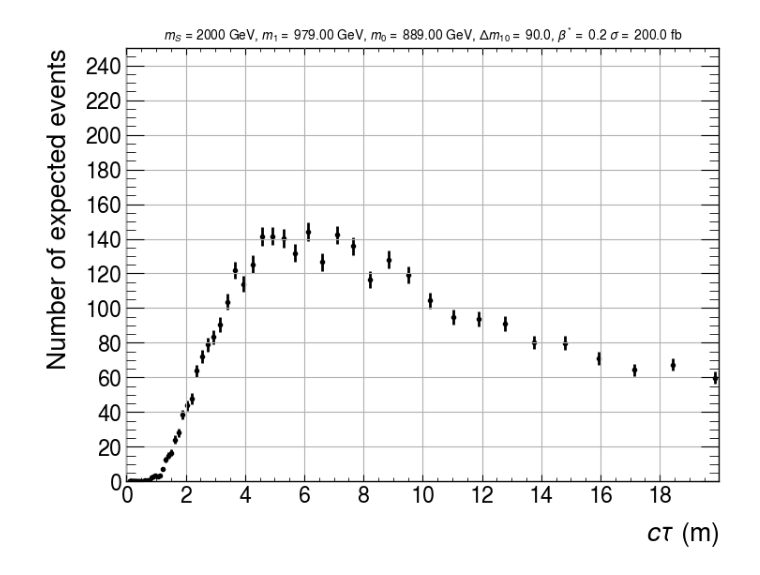
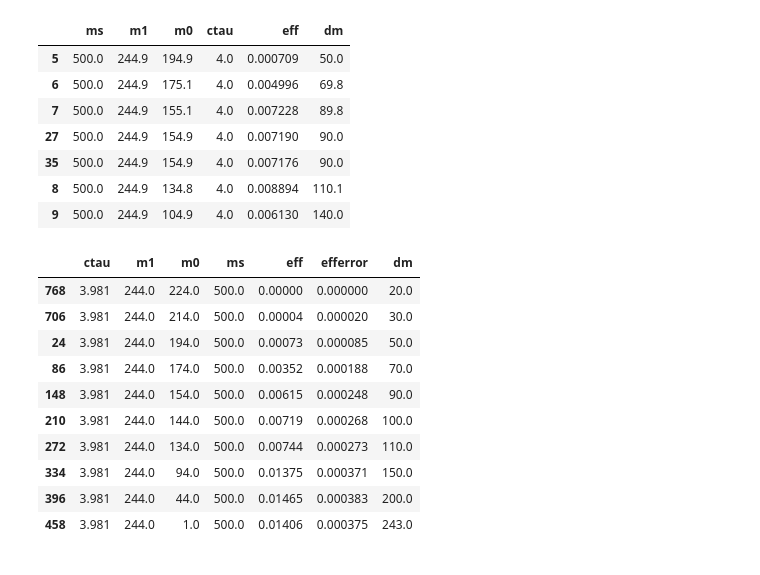
Before and after one commit to andlessa/back2futureTrigger, a Jupyter notebook: B2TF-Trigger/plotEffs.ipynb, the cells around one changed output. Drawn from its saved outputs; the diff is of its cells as text; code cells hidden in the pictures.

```diff
--- a/B2TF-Trigger/plotEffs.ipynb
+++ b/B2TF-Trigger/plotEffs.ipynb
@@ -36,17 +58,25 @@ plt.show()
-# %%
-xsec = 200.0;
-lumi = 100.0;
-plt.errorbar(data_recast['ctaum'],(xsec*lumi)*data_recast['effTrigger'],yerr=(xsec*lumi)*data_recast['effErr'],
-              fmt="o", color='black', ecolor = "black",linewidth=2,markersize=3)
-plt.xlabel(r'$c\tau$ (m)')
-plt.ylabel(r'Number of expected events')
-plt.xlim(0,20.)
-plt.ylim(0.,250.)
-plt.yticks(np.arange(0.,250.,20.))
-plt.xticks(np.arange(0.,20.,2.))
-plt.grid()
-plt.title(r'$m_S$ = %1.0f GeV, $m_1 = $ %1.2f GeV, $m_0 = $ %1.2f GeV, $\Delta m_{10} = $ %1.1f, $\beta^* = $ %1.1f $\sigma = $ %1.1f fb' %(mS,m1,m0,dm,beta,xsec),
-          fontsize=10)
-plt.show()
-# %% [output]
-[figure, removed]
+# %%
+b2tf_data_df_filter
+# %% [output]
+|  | ms | m1 | m0 | ctau | eff | dm |
+| 5 | 500.0 | 244.9 | 194.9 | 4.0 | 0.000709 | 50.0 |
+| 6 | 500.0 | 244.9 | 175.1 | 4.0 | 0.004996 | 69.8 |
+| 7 | 500.0 | 244.9 | 155.1 | 4.0 | 0.007228 | 89.8 |
+| 27 | 500.0 | 244.9 | 154.9 | 4.0 | 0.007190 | 90.0 |
+| 35 | 500.0 | 244.9 | 154.9 | 4.0 | 0.007176 | 90.0 |
+| 8 | 500.0 | 244.9 | 134.8 | 4.0 | 0.008894 | 110.1 |
+| 9 | 500.0 | 244.9 | 104.9 | 4.0 | 0.006130 | 140.0 |
+# %%
+b2tf_data_df_filter_R
+# %% [output]
+|  | ctau | m1 | m0 | ms | eff | efferror | dm |
+| 768 | 3.981 | 244.0 | 224.0 | 500.0 | 0.00000 | 0.000000 | 20.0 |
+| 706 | 3.981 | 244.0 | 214.0 | 500.0 | 0.00004 | 0.000020 | 30.0 |
+| 24 | 3.981 | 244.0 | 194.0 | 500.0 | 0.00073 | 0.000085 | 50.0 |
+| 86 | 3.981 | 244.0 | 174.0 | 500.0 | 0.00352 | 0.000188 | 70.0 |
+| 148 | 3.981 | 244.0 | 154.0 | 500.0 | 0.00615 | 0.000248 | 90.0 |
+| 210 | 3.981 | 244.0 | 144.0 | 500.0 | 0.00719 | 0.000268 | 100.0 |
+| 272 | 3.981 | 244.0 | 134.0 | 500.0 | 0.00744 | 0.000273 | 110.0 |
+| 334 | 3.981 | 244.0 | 94.0 | 500.0 | 0.01375 | 0.000371 | 150.0 |
+| 396 | 3.981 | 244.0 | 44.0 | 500.0 | 0.01465 | 0.000383 | 200.0 |
+| 458 | 3.981 | 244.0 | 1.0 | 500.0 | 0.01406 | 0.000375 | 243.0 |
```
Also changed, not shown: parts of 7 cells of this notebook, 17 other files.
